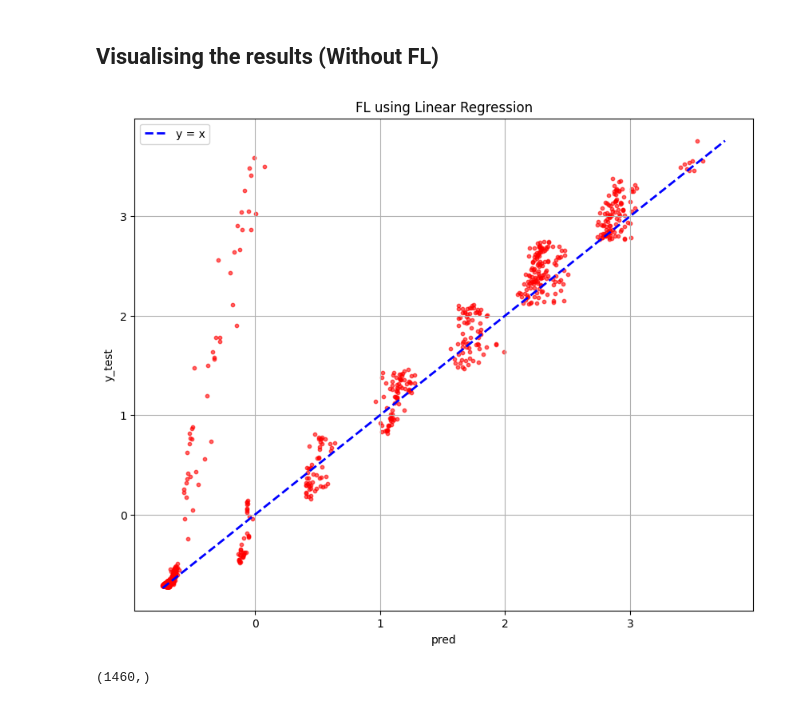
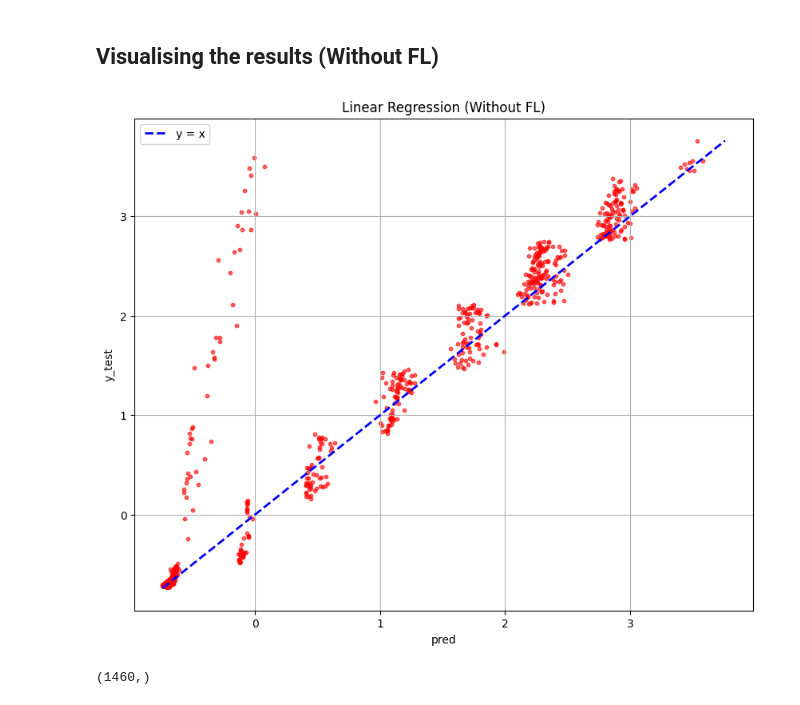
Before and after one commit to prajwalandysam/FYP-Group-3, a Jupyter notebook: Eval2.ipynb, the cells around one changed output. Saved outputs shown, nothing was run; the diff lists cells and outputs as text; code cells hidden in the pictures.

Commit message:
updated graphs and corrected the predicted parameter

```diff
--- a/Eval2.ipynb
+++ b/Eval2.ipynb
@@ -424,28 +423,28 @@ array([-0.7241048627057641, -0.699287184784774, -0.7220118055317047, ...,
 # %%
 import matplotlib.pyplot as plt
 
 # Increase figure size for better readability
 plt.figure(figsize=(10, 8))
 
 # Scatter plot with smaller markers and added transparency
 plt.scatter(pred, y_test, color='red', s=10, alpha=0.6)
 
 # Plot y=x line with increased thickness for clarity
 min_val = min(min(pred), min(y_test))
 max_val = max(max(pred), max(y_test))
 plt.plot([min_val, max_val], [min_val, max_val], color='blue', linestyle='--', linewidth=2, label='y = x')
 
 # Adding title and labels
-plt.title("FL using Linear Regression")
+plt.title("Linear Regression (Without FL)")
 plt.xlabel('pred')
 plt.ylabel('y_test')
 plt.legend()  # Show the legend
 plt.grid(True)  # Add a grid for easier reading
 
 # Show the plot
 plt.show()
 # %% [output]
-[figure, old version]
+[figure, new version]
 # %%
 
 # # Scatter plot of predictions vs actual values
```
Also changed, not shown: parts of 1 cell of this notebook, 1 other file.
